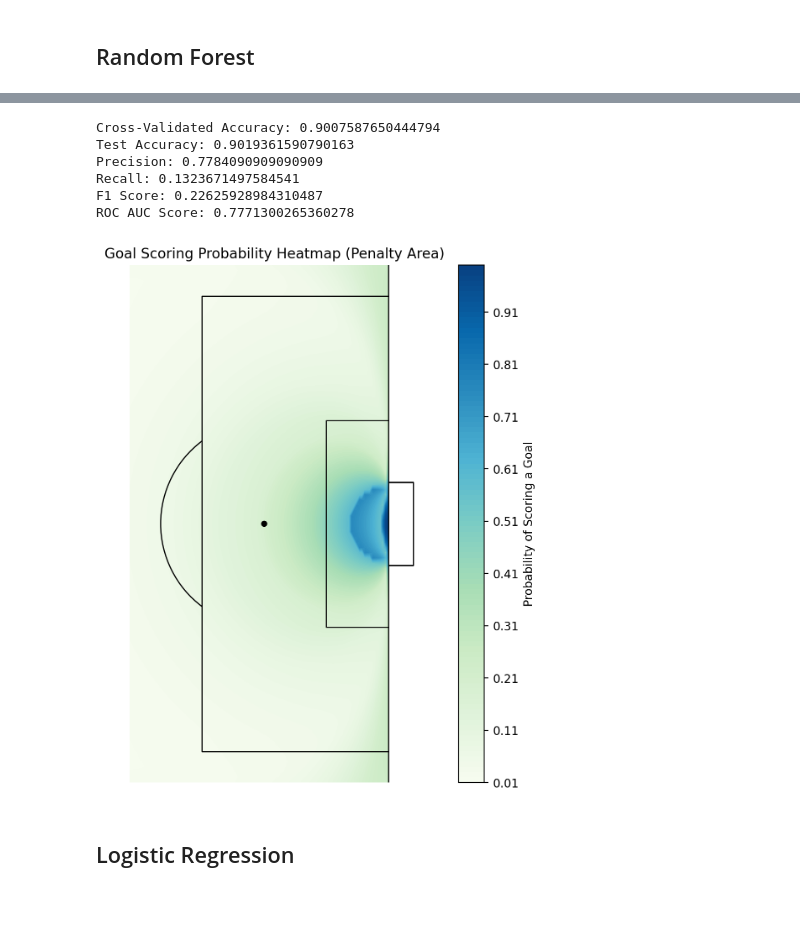
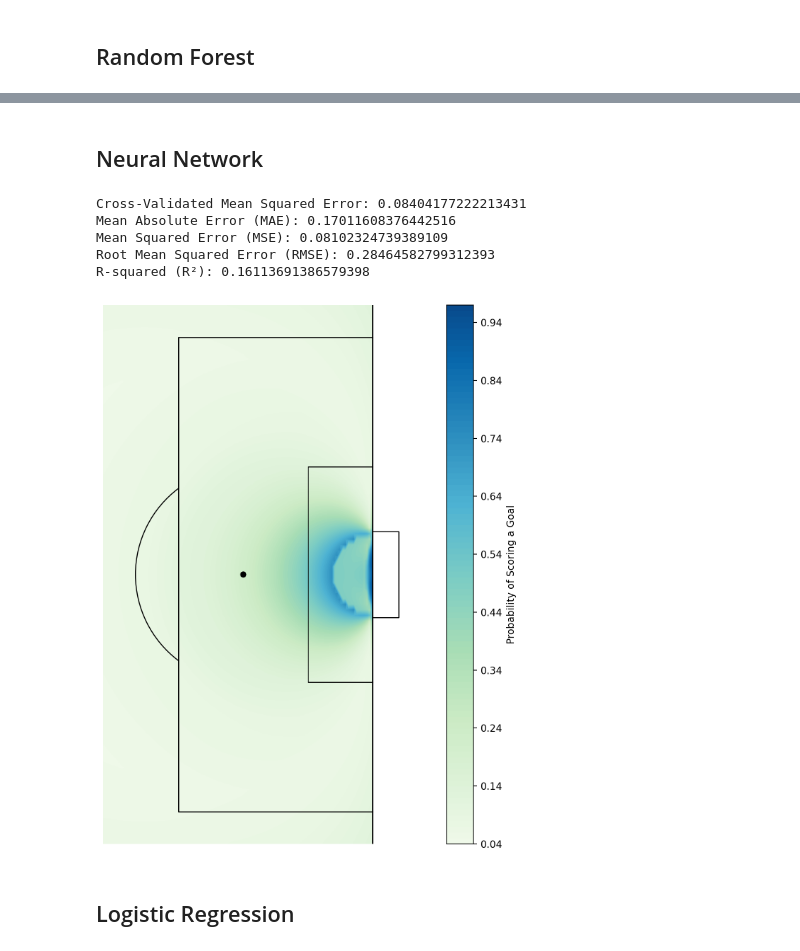
Before and after one commit to G4din/Examensarbete-PlaymakerAI, a Jupyter notebook: xG_Distance+Angle.ipynb, the cells around one changed output, grey strips where cells are left out. Cells and saved outputs as stored; diff of their text form; code cells hidden in the pictures; blank space fills up the shorter version.

```diff
--- a/xG_Distance+Angle.ipynb
+++ b/xG_Distance+Angle.ipynb
@@ -325,67 +319,66 @@ plt.show()
+# %% [markdown]
+## Neural Network
 # %%
-# Initialize the Neural Network model
-nn_model = MLPClassifier(hidden_layer_sizes=(100, 100), max_iter=1000)
+# Initialize the Neural Network model for regression
+nn_model = MLPRegressor(hidden_layer_sizes=(100, 100), max_iter=1000)
 
-# Use Stratified K-Fold for cross-validation
-cv = StratifiedKFold(n_splits=5)
+# Use K-Fold for cross-validation in a regression task
+cv = KFold(n_splits=5)
 
 # Note: Cross-validating neural networks can be computationally expensive, so adjust n_splits accordingly
 
-# Cross-validation across the entire dataset for a general accuracy estimation
-cv_accuracy_nn = cross_val_score(nn_model, X_train, y_train, cv=cv, scoring='accuracy').mean()
-print(f'Cross-Validated Accuracy: {cv_accuracy_nn}')
+# Cross-validation across the entire dataset for MSE estimation
+cv_mse_nn = -cross_val_score(nn_model, X_train, y_train, cv=cv, scoring='neg_mean_squared_error').mean()
+print(f'Cross-Validated Mean Squared Error: {cv_mse_nn}')
 
 # Fit the model on the training data
 nn_model.fit(X_train, y_train)
 
 # Predictions
 y_pred = nn_model.predict(X_test)
-y_pred_proba = nn_model.predict_proba(X_test)[:, 1] # Get probabilities for the positive class
 
-# Evaluate the model
-test_accuracy_nn = accuracy_score(y_test, y_pred)
-precision_nn = precision_score(y_test, y_pred)
-recall_nn = recall_score(y_test, y_pred)
-f1_nn = f1_score(y_test, y_pred)
-roc_auc_nn = roc_auc_score(y_test, y_pred_proba)
+# Evaluate the model using regression metrics
+mae_nn = mean_absolute_error(y_test, y_pred)
+mse_nn = mean_squared_error(y_test, y_pred)
+rmse_nn = np.sqrt(mse_nn)  # Calculating RMSE
+r2_nn = r2_score(y_test, y_pred)
 
 # Print the evaluation metrics
-print(f'Test Accuracy: {test_accuracy_nn}')
-print(f'Precision: {precision_nn}')
-print(f'Recall: {recall_nn}')
-print(f'F1 Score: {f1_nn}')
-print(f'ROC AUC Score: {roc_auc_nn}')
+print(f'Mean Absolute Error (MAE): {mae_nn}')
+print(f'Mean Squared Error (MSE): {mse_nn}')
+print(f'Root Mean Squared Error (RMSE): {rmse_nn}')
+print(f'R-squared (R²): {r2_nn}')
 # %% [output]
-Cross-Validated Accuracy: 0.9007587650444794
-Test Accuracy: 0.9019361590790163
-Precision: 0.7784090909090909
-Recall: 0.1323671497584541
-F1 Score: 0.22625928984310487
-ROC AUC Score: 0.7771300265360278
+Cross-Validated Mean Squared Error: 0.08404177222213431
+Mean Absolute Error (MAE): 0.17011608376442516
+Mean Squared Error (MSE): 0.08102324739389109
+Root Mean Squared Error (RMSE): 0.28464582799312393
+R-squared (R²): 0.16113691386579398
 # %%
 # Plot
 x_values = np.linspace(95, 120, 100)  # Increase the number of points for finer resolution
 y_values = np.linspace(15, 65, 100)   # Increase the number of points for finer resolution
 
 xx, yy = np.meshgrid(x_values, y_values)
 grid_points = np.c_[xx.ravel(), yy.ravel()]
 full_grid_points = np.array([[calculate_dist(x, y), calculate_angle(x, y), 0, 0] for x, y in grid_points])
 
-goal_probabilities = nn_model.predict_proba(full_grid_points)[:, 1]  # Probability predictions
+goal_probabilities = nn_model.predict(full_grid_points)  # Probability predictions
 goal_prob_matrix = goal_probabilities.reshape(xx.shape)
 
 fig, ax = plt.subplots(figsize=(12, 8))
 pitch = Pitch(half=True, goal_type='box', line_zorder=2, line_color='black', linewidth=1)
 pitch.draw(ax=ax)
-contour = ax.contourf(xx, yy, goal_prob_matrix, cmap='GnBu', levels=100, zorder=1)  # Increase levels for smoother gradient
+contour = ax.contourf(xx, yy, goal_prob_matrix, cmap='GnBu', levels=100, zorder=1, vmin=0, vmax=1)  # Increase levels for smoother gradient
 fig.colorbar(contour, ax=ax, label='Probability of Scoring a Goal')
-ax.set_title('Goal Scoring Probability Heatmap (Penalty Area)')
 ax.set_xlim(95, 123)
 ax.set_ylim(15, 65)
-
+# Adjust layout and save the figure before plt.show()
+plt.tight_layout()
+plt.savefig('img_models/svm_model_heatmap.png', bbox_inches='tight')
 plt.show()
 # %% [output]
-[figure, old version]
+[figure, new version]
 # %% [markdown]
 ## Logistic Regression
 # %%
```
Also changed, not shown: parts of 19 cells of this notebook, 1 other file.
